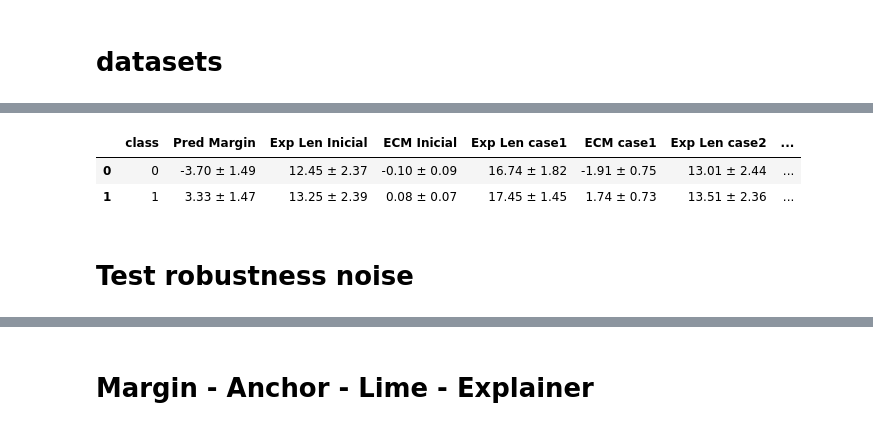
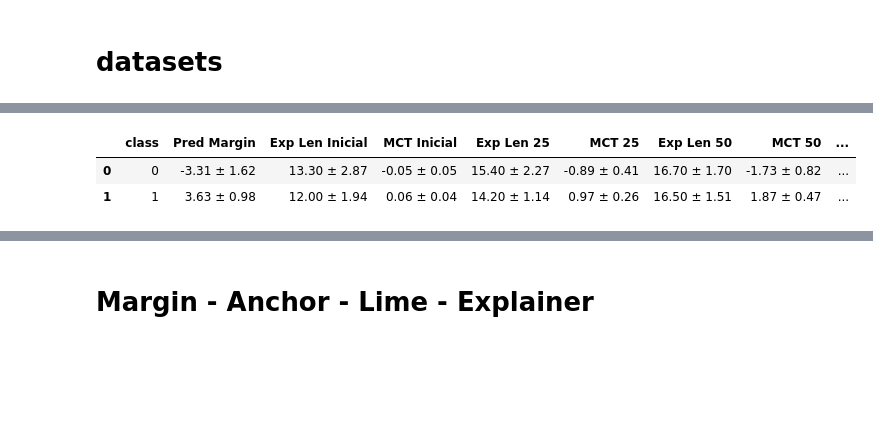
Before and after one commit to LogicExplainML-LEML/LogicExplainML, a Jupyter notebook: result_data/model_notebook.ipynb, the cells around one changed output, grey strips where cells are left out. Drawn from its saved outputs; the diff is of its cells as text; code cells hidden in the pictures; blank space fills up the shorter version.

```diff
--- a/result_data/model_notebook.ipynb
+++ b/result_data/model_notebook.ipynb
@@ -601,3 +748,5 @@ def summarize_explanations(df_results):
 # %% [markdown]
 # datasets
+# %%
+instances_to_explain = 10
 # %%
@@ -627,10 +776,8 @@ df_summary_mushroom
 # %%
-df_sonar = get_explain_results_n("spambase", 100)
+df_sonar = get_explain_results_n("spambase", instances_to_explain)
 df_summary_sonar = summarize_explanations(df_sonar)
 df_summary_sonar
 # %% [output]
-|  | class | Pred Margin | Exp Len Inicial | ECM Inicial | Exp Len case1 | ECM case1 | Exp Len case2 | ... |
-| 0 | 0 | -3.70 ± 1.49 | 12.45 ± 2.37 | -0.10 ± 0.09 | 16.74 ± 1.82 | -1.91 ± 0.75 | 13.01 ± 2.44 | ... |
-| 1 | 1 | 3.33 ± 1.47 | 13.25 ± 2.39 | 0.08 ± 0.07 | 17.45 ± 1.45 | 1.74 ± 0.73 | 13.51 ± 2.36 | ... |
+|  | class | Pred Margin | Exp Len Inicial | MCT Inicial | Exp Len 25 | MCT 25 | Exp Len 50 | MCT 50 | ... |
+| 0 | 0 | -3.31 ± 1.62 | 13.30 ± 2.87 | -0.05 ± 0.05 | 15.40 ± 2.27 | -0.89 ± 0.41 | 16.70 ± 1.70 | -1.73 ± 0.82 | ... |
+| 1 | 1 | 3.63 ± 0.98 | 12.00 ± 1.94 | 0.06 ± 0.04 | 14.20 ± 1.14 | 0.97 ± 0.26 | 16.50 ± 1.51 | 1.87 ± 0.47 | ... |
-# %% [markdown]
-# Test robustness noise
```
Also changed, not shown: parts of 24 cells of this notebook.
